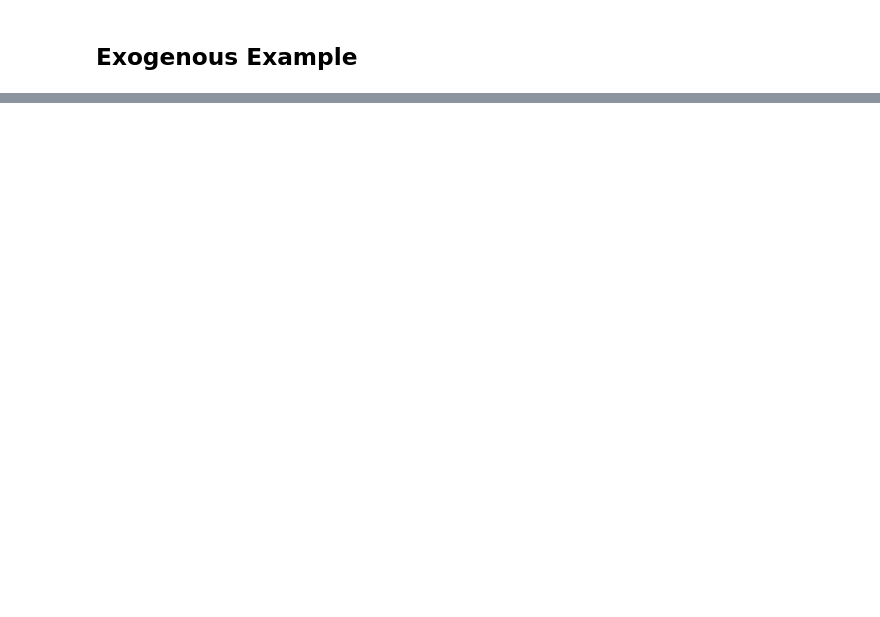
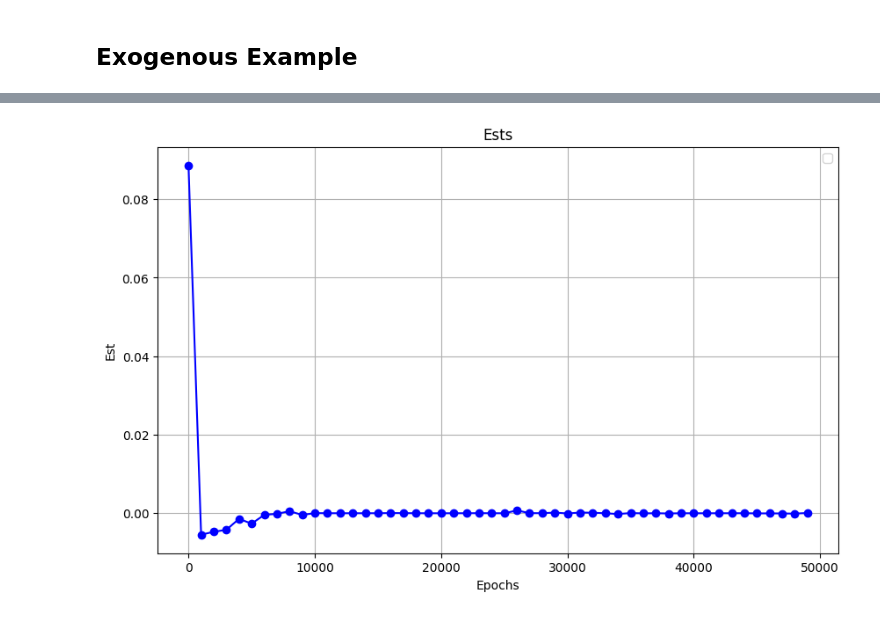
Before and after one commit to matthewvowels1/Causal_Transformer, a Jupyter notebook: CaT/tutorial_exogenous.ipynb, the cells around one changed output, grey strips where cells are left out. Cells and saved outputs as stored; diff of their text form; code cells hidden in the pictures; blank space fills up the shorter version.

Commit message:
exploration of issue

```diff
--- a/CaT/tutorial_exogenous.ipynb
+++ b/CaT/tutorial_exogenous.ipynb
@@ -113,16 +139,24 @@ ATE = (Y1 - Y0).mean(0)  # multi-dim ATE based off a large sample
 
 print('ATE:', ATE)
 
+estimates = []
+x_shifts = []
+x_inc = 0.2
+for i in range(30):
+    x_shifts.append(x_shift)
 
-for i in range(1):
-    all_data, DAGnx, var_names, causal_ordering, var_types, Y0, Y1 = generate_data(N=sample_size, d=d)
+    all_data, DAGnx, var_names, causal_ordering, var_types, Y0, Y1 = generate_data(N=sample_size, x_shift=x_shift, d=d)
+
+
     indices = np.arange(0, len(all_data))
     np.random.shuffle(indices)
 
     val_inds = indices[:int(validation_fraction*len(indices))]
     train_inds = indices[int(validation_fraction*len(indices)):]
+
     train_data = all_data[train_inds]
     val_data = all_data[val_inds]
+
     train_data, val_data = torch.from_numpy(train_data).float(),  torch.from_numpy(val_data).float()
     input_dim = all_data.shape[2]
 
@@ -135,12 +169,15 @@ for i in range(1):
                     causal_ordering=causal_ordering,
                     n_layers=n_layers,
                     device=device,
-                    var_types=var_types,
+                    var_types=var_types, activation_function='Swish'
                     ).to(device)
 
     optimizer = torch.optim.AdamW(model.parameters(), lr=learning_rate)
 
     all_var_losses = {}
+    inter_model_ests = []
+    sub_epoch = []
+    mses = []
     for iter_ in range(0, max_iters):
         # train and update the model
         model.train()
@@ -172,20 +209,85 @@ for i in range(1):
                     X, loss, loss_dict = model(X=xb, targets=xb_mod, shuffling=False)
                     losses[k] = loss.item()
                 eval_loss[split] = losses.mean()
+            mses.append(eval_loss['train'])
+
+            intervention_nodes_vals_0 = {'X':  x_shift + 0}
+            intervention_nodes_vals_1 = {'X':  x_shift + 1}
+            ci = inference.CausalInference(model=model, device=device)
+            D0 = ci.forward(data=all_data , intervention_nodes_vals=intervention_nodes_vals_0)
+            D1 = ci.forward(data=all_data , intervention_nodes_vals=intervention_nodes_vals_1)
+
+            effect_var = 'Y'
+            effect_index = utils.find_element_in_list(var_names, target_string=effect_var)
+
+            est_ATE = (D1[:,effect_index] - D0[:,effect_index]).mean()
+            inter_model_ests.append(est_ATE)
+            sub_epoch.append(iter_)
             model.train()
             print(f"step {iter_} of {max_iters}: train_loss {eval_loss['train']:.4f}, val loss {eval_loss['val']:.4f}")
 
+    plt.figure(figsize=(10, 6))
+    plt.plot(sub_epoch, inter_model_ests, marker='o', linestyle='-', color='b')
+    plt.xlabel('Epochs')
+    plt.ylabel('Est')
+    plt.title('Ests')
+    plt.legend()
+    plt.grid(True)
+    plt.show()
+
+    plt.figure(figsize=(10, 6))
+    plt.plot(sub_epoch[2:], mses[2:], marker='o', linestyle='-', color='b')
+    plt.xlabel('Epochs')
+    plt.ylabel('MSE')
+    plt.title('MSEs')
+    plt.legend()
+    plt.grid(True)
+    plt.show()
+
+    sensitivity_matrix = input_output_sensitivity_matrix(xb[0:1], model, full=True).detach().cpu().numpy()
+
+    plt.figure(figsize=(8, 6))
+    plt.imshow(sensitivity_matrix, cmap='viridis', interpolation='nearest')
+    plt.colorbar()
+
+    for i in range(sensitivity_matrix.shape[0]):
+        for j in range(sensitivity_matrix.shape[1]):
+            plt.text(j, i, f'{sensitivity_matrix[i, j]:.4f}', ha='center', va='center', color='white')
+
+    plt.xlabel('Output Dimensions')
+    plt.ylabel('Input Dimensions')
+    plt.title('Sensitivity Matrix Heatmap')
+    plt.xticks(ticks=np.arange(len(var_names)), labels=var_names)
+    plt.yticks(ticks=np.arange(len(var_names)), labels=var_names)
+    # Display the plot
+    plt.show()
+
+
     model.eval()
-    intervention_nodes_vals_0 = {'X': x_shift + 0}
-    intervention_nodes_vals_1 = {'X': x_shift + 1}
+    intervention_nodes_vals_0 = {'X':  x_shift + 0}
+    intervention_nodes_vals_1 = {'X':  x_shift + 1}
     ci = inference.CausalInference(model=model, device=device)
     D0 = ci.forward(data=all_data , intervention_nodes_vals=intervention_nodes_vals_0)
     D1 = ci.forward(data=all_data , intervention_nodes_vals=intervention_nodes_vals_1)
+
 
     effect_var = 'Y'
     effect_index = utils.find_element_in_list(var_names, target_string=effect_var)
 
     est_ATE = (D1[:,effect_index] - D0[:,effect_index]).mean()
     print('ATE:', ATE, 'est ATE:', est_ATE)
+    estimates.append(est_ATE)
+
+    x_shift += x_inc
+    print(x_shift)
+
+print(estimates)
+
+'''Notes:
+activation seems to play some role, but not be the main issue. Mish, Swish, and LeakyReLU have been tested and work, but conditional on the shift issue (see below).
+shifting y seems not to have an impact, but shifting x does. It impacts the loss, and the estimation of the causal effect.
+If X and B are both shifted by the same amount, the network fails. However, if X is shifted away from zero and B is not, it works.
+Importantly, bypassing the attention mechanism (and feeding Vprime only as the output of the MHA head doesn't work either!).
+'''
 # %% [output]
 ATE: [0.3]
@@ -207,0 +310 @@ ATE: [0.3] est ATE: -0.019921062550544738
+[figure, added]
```
Also changed, not shown: parts of 5 cells of this notebook, 12 other files.
